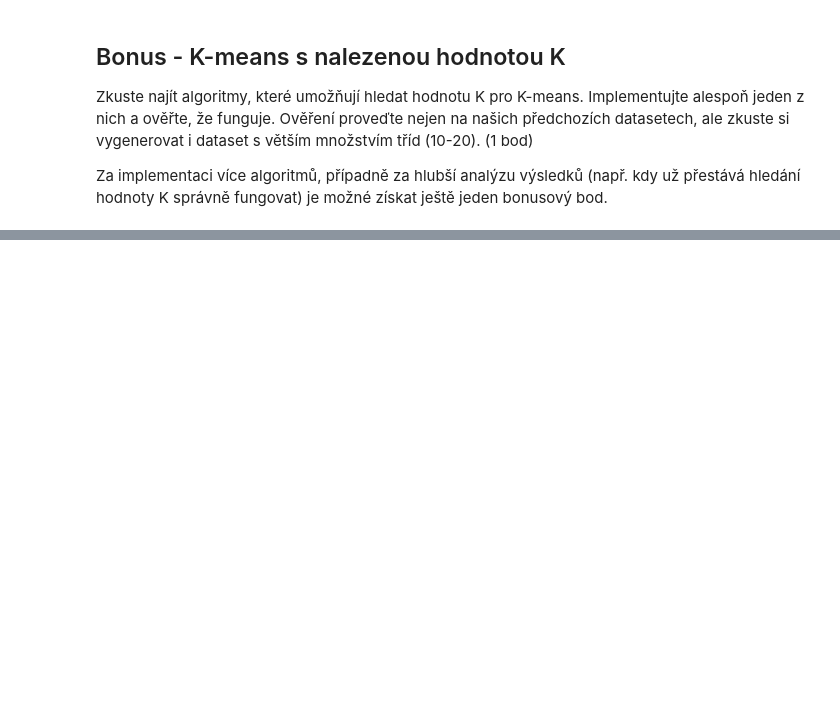
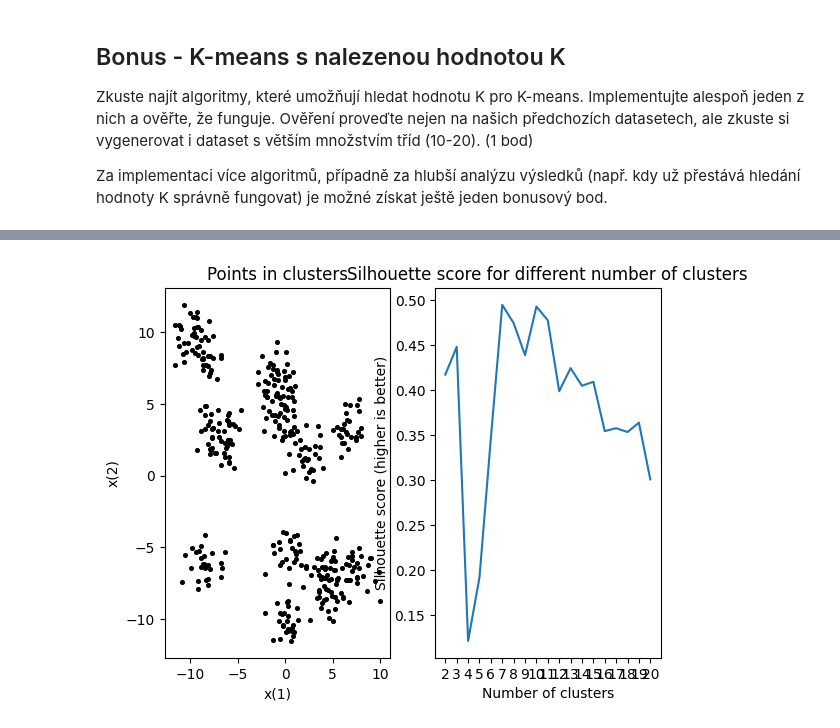
Before and after one commit to elPytel/MVD-Metody_vytezovani_dat, a Jupyter notebook: cviceni/cv07/MVD 7. cvičení.ipynb, the cells around one changed output, grey strips where cells are left out. Saved outputs shown, nothing was run; the diff lists cells and outputs as text; code cells hidden in the pictures; blank space fills up the shorter version.

```diff
--- a/cviceni/cv07/MVD 7. cvičení.ipynb
+++ b/cviceni/cv07/MVD 7. cvičení.ipynb
@@ -219,0 +313,6 @@ Za implementaci více algoritmů, případně za hlubší analýzu výsledků (n
+# %%
+x, y = sklearn.datasets.make_blobs(n_samples=400, centers=15, n_features=2)
+kmax = 20
+find_k_with_siluettes(x, kmax)
+# %% [output]
+[figure, added]
```
Also changed, not shown: parts of 15 cells of this notebook, 6 other files.
